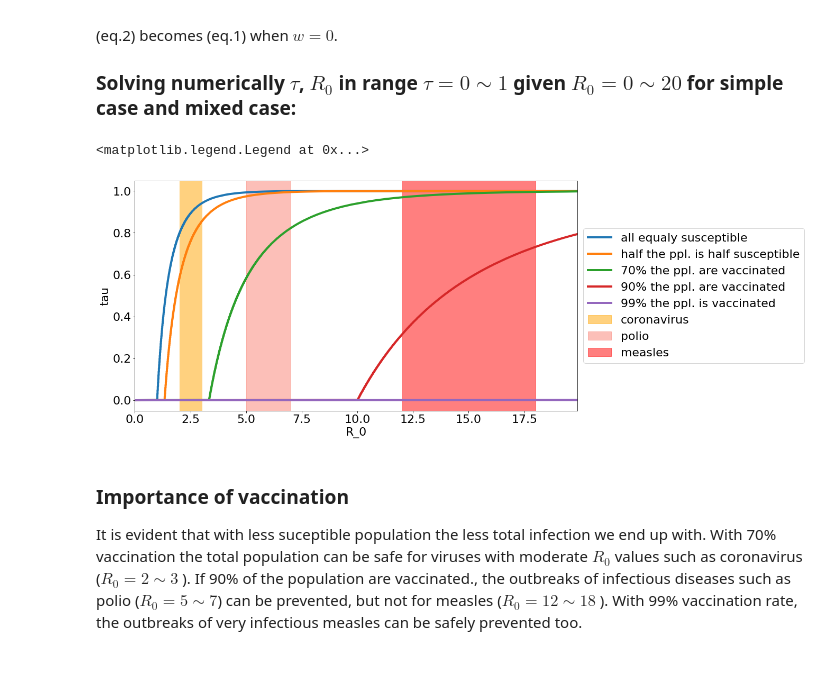
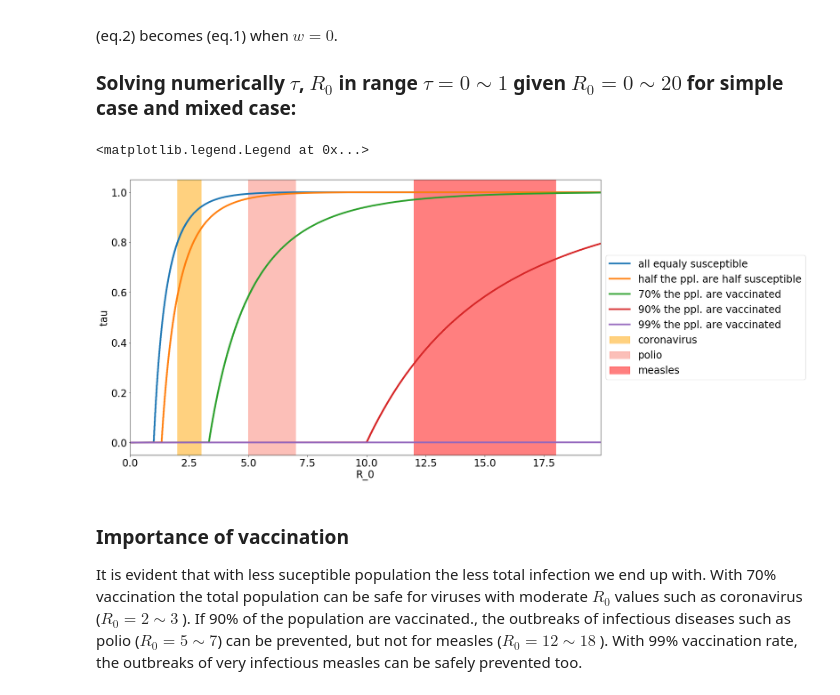
Before and after one commit to shuyi-li/hobby, a Jupyter notebook: Epidemiology Simulation.ipynb, the cells around one changed output. Cells and saved outputs as stored; diff of their text form; code cells hidden in the pictures; blank space fills up the shorter version.

```diff
--- a/Epidemiology Simulation.ipynb
+++ b/Epidemiology Simulation.ipynb
@@ -133,7 +133,7 @@ label0 = 'all equaly susceptible'
 
 # mixed case w = 0.5, v = 0.5 the same as
 tau1, rs1 = solve_eq(eq=eq_mix, w = 0.5, v=0.5)
-label1 = 'half the ppl. is half susceptible'
+label1 = 'half the ppl. are half susceptible'
 
 # mixed case w = 0.7, v = 0 the same as
 tau2, rs2 = solve_eq(eq=eq_mix, w = 0.7, v=0)
@@ -146,26 +146,26 @@ label3 = '90% the ppl. are vaccinated'
 
 # mixed case w = 0.9, v = 0 the same as
 tau4, rs4 = solve_eq(eq=eq_mix, w = 0.99, v=0)
-label4 = '99% the ppl. is vaccinated'
+label4 = '99% the ppl. are vaccinated'
 # %%
-plt.rcParams.update({'font.size': 22})
-f, ax = plt.subplots(1,1,figsize = (15,8))
+plt.rcParams.update({'font.size': 24})
+f, ax = plt.subplots(1,1,figsize = (20,12))
 plt.xlabel('R_0')
 plt.ylabel('tau')
 
 ax.plot(rs0, tau0, label = label0 ,linewidth = 4)
 ax.plot(rs1, tau1, label = label1 ,linewidth = 4)
 ax.plot(rs2, tau2, label = label2 ,linewidth = 4)
 ax.plot(rs3, tau3, label = label3 ,linewidth = 4)
 ax.plot(rs4, tau4, label = label4 ,linewidth = 4)
 ax.axvspan(2, 3, alpha=0.5, color='orange', label = 'coronavirus')
 ax.axvspan(5, 7, alpha=0.5, color='salmon', label = 'polio')
 ax.axvspan(12, 18, alpha=0.5, color='red', label = 'measles')
 plt.xlim([0,19.9])
 ax.legend(loc='center left', bbox_to_anchor=(1, 0.5))
 # %% [output]
 <matplotlib.legend.Legend at 0x...>
-[figure, old version]
+[figure, new version]
 # %% [markdown]
 ### Importance of vaccination
 It is evident that with less suceptible population the less total infection we end up with. With 70% vaccination the total population can be safe for viruses with moderate $R_0$ values such as coronavirus ($R_0 = 2\sim3$ ). If 90% of the population are vaccinated., the outbreaks of infectious diseases such as polio ($R_0 = 5\sim7$) can be prevented, but not for measles ($R_0 = 12\sim18$ ). With 99% vaccination rate, the outbreaks of very infectious measles can be safely prevented too.
```
Also changed, not shown: parts of 3 cells of this notebook.
